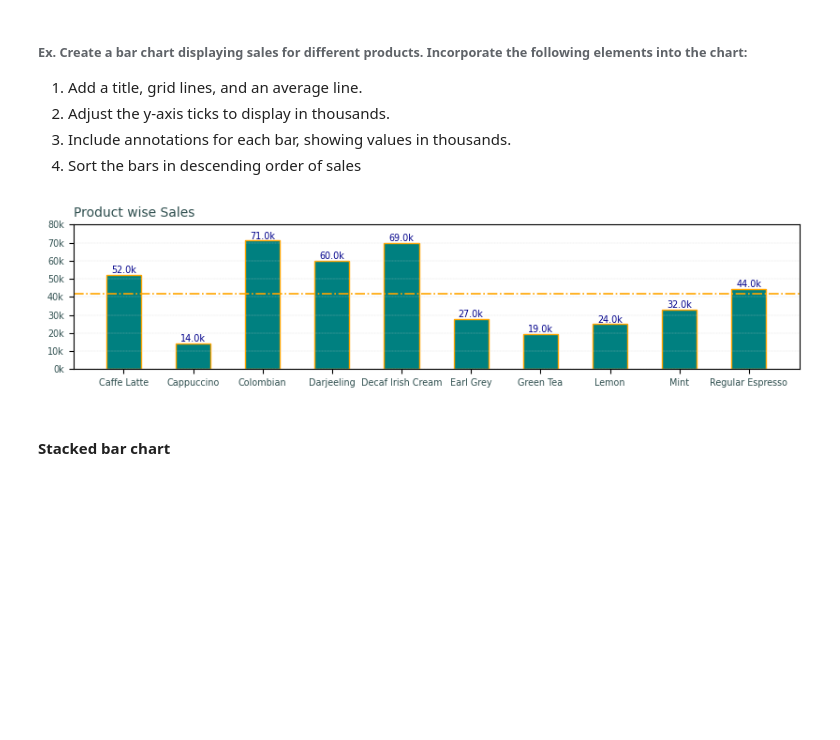
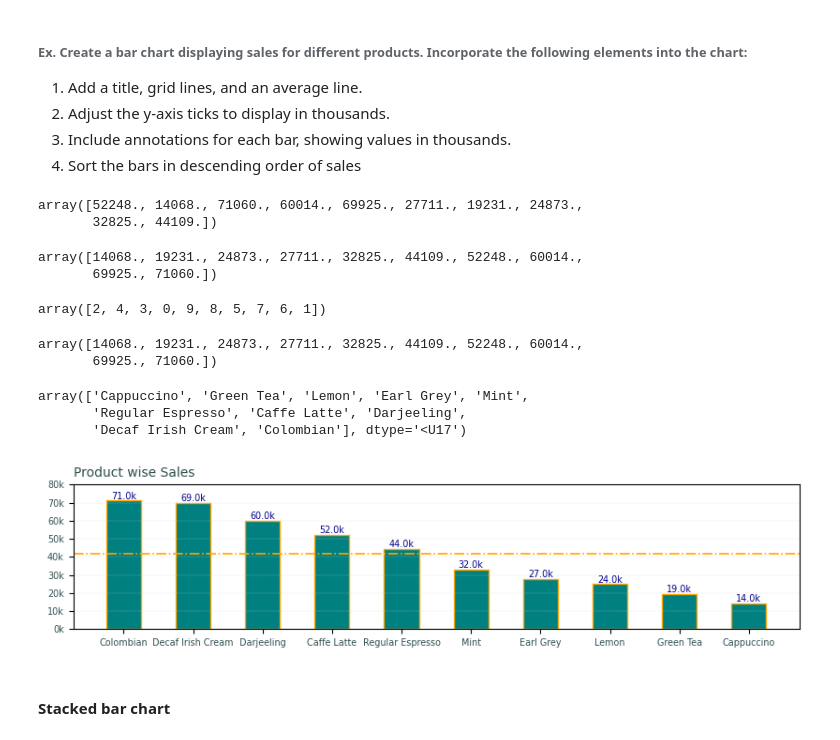
Before and after one commit to knowledge-corner/2025_12_Feb_Python-Data_Viz_analytics, a Jupyter notebook: Classwork/Day - 1 classwork.ipynb, the cells around one changed output. Saved outputs shown, nothing was run; the diff lists cells and outputs as text; code cells hidden in the pictures; blank space fills up the shorter version.

```diff
--- a/Classwork/Day - 1 classwork.ipynb
+++ b/Classwork/Day - 1 classwork.ipynb
@@ -1279,26 +1279,53 @@ target_sales = np.array([48909.0, 13070.0, 80916.0, 57368.0, 66906.0, 30402.0, 1
 2. Adjust the y-axis ticks to display in thousands.
 3. Include annotations for each bar, showing values in thousands.
 4. Sort the bars in descending order of sales
+# %%
+sales
+# %% [output]
+array([52248., 14068., 71060., 60014., 69925., 27711., 19231., 24873.,
+       32825., 44109.])
+# %%
+np.sort(sales)
+# %% [output]
+array([14068., 19231., 24873., 27711., 32825., 44109., 52248., 60014.,
+       69925., 71060.])
+# %%
+np.argsort(sales)[::-1]
+# %% [output]
+array([2, 4, 3, 0, 9, 8, 5, 7, 6, 1])
+# %%
+sales[[1, 6, 7, 5, 8, 9, 0, 3, 4, 2]]
+# %% [output]
+array([14068., 19231., 24873., 27711., 32825., 44109., 52248., 60014.,
+       69925., 71060.])
+# %%
+products[[1, 6, 7, 5, 8, 9, 0, 3, 4, 2]]
+# %% [output]
+array(['Cappuccino', 'Green Tea', 'Lemon', 'Earl Grey', 'Mint',
+       'Regular Espresso', 'Caffe Latte', 'Darjeeling',
+       'Decaf Irish Cream', 'Colombian'], dtype='<U17')
 # %%
+so = np.argsort(sales)[::-1]
+
 plt.figure(figsize = (10, 2))
-plt.bar(products, sales, color = "teal", edgecolor = "orange", width = 0.5)
+plt.bar(products[so], sales[so], color = "teal", edgecolor = "orange", width = 0.5)
 
 plt.title("Product wise Sales", color = "darkslategrey", loc = "left", size = "medium")
 plt.grid(axis = "y", color='lightgrey', linestyle='--', linewidth=0.2)
 plt.axhline(np.mean(sales), color='orange', linestyle='-.', linewidth=1.2)
 
 y_axis = np.arange(0, max(sales) + 10000, 10000)
 y_labels = (y_axis//1000).astype(int).astype(str) + "k"
 plt.yticks(y_axis, y_labels, color = "darkslategrey", size = "x-small")
 plt.xticks(color = "darkslategrey", size = "x-small")
 
 # Adding annotations
-for x, y in zip(products, sales):
+for x, y in zip(products[so], sales[so]):
     plt.annotate(f"{y//1000}k", xy = (x, y+1000), color = "darkBlue", size = "x-small", ha = "center")
 
 plt.show()
 # %% [output]
-[figure, old version]
+[figure, new version]
 # %% [markdown]
 #### Stacked bar chart
 # %% [markdown]
```
Also changed, not shown: parts of 8 cells of this notebook.
